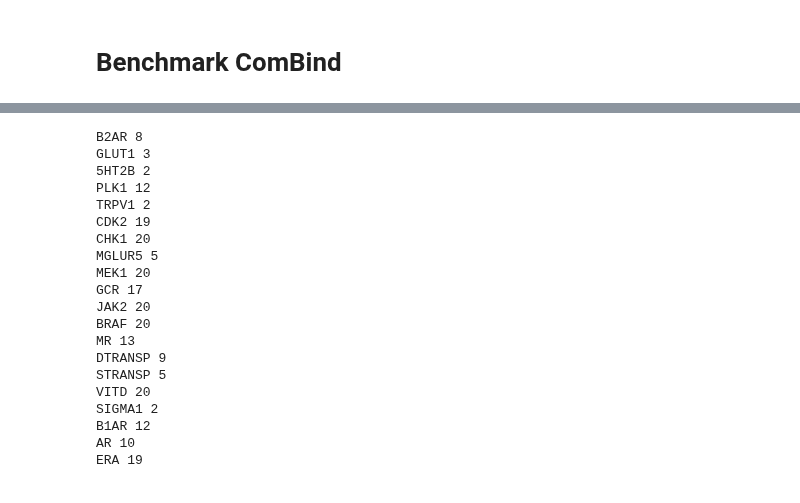
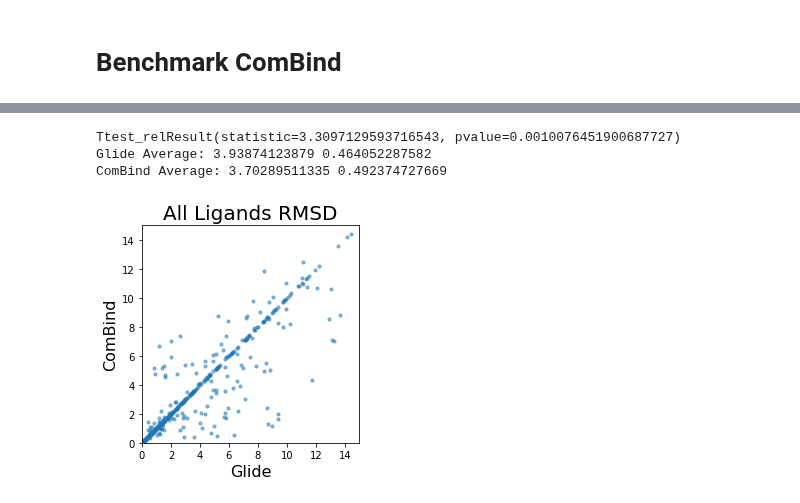
Before and after one commit to orangese/combind_multistruct_benchmarking, a Jupyter notebook: notebooks/benchmark.ipynb, the cells around one changed output, grey strips where cells are left out. Drawn from its saved outputs; the diff is of its cells as text; code cells hidden in the pictures.

Commit message:
Updated statistics and benchmarking notebooks.

```diff
--- a/notebooks/benchmark.ipynb
+++ b/notebooks/benchmark.ipynb
@@ -51,31 +6,0 @@ data = Dataset(shared_paths, prots)
-# %%
-# Count available scoring outputs
-data_dir='/scratch/PI/rondror/jpaggi/combind/data'
-scores = 'scores17'
-for prot_name, protein in data.proteins.items():
-    dir_name = "{}/{}/scores/{}".format(data_dir, prot_name, scores)
-    num = 0
-    if os.path.exists(dir_name):
-        num = len([fname for fname in os.listdir(dir_name) if fname[-2:] == 'sc'])
-    print prot_name, num
-# %% [output]
-B2AR 8
-GLUT1 3
-5HT2B 2
-PLK1 12
-TRPV1 2
-CDK2 19
-CHK1 20
-MGLUR5 5
-MEK1 20
-GCR 17
-JAK2 20
-BRAF 20
-MR 13
-DTRANSP 9
-STRANSP 5
-VITD 20
-SIGMA1 2
-B1AR 12
-AR 10
-ERA 19
@@ -107,0 +17,24 @@ for prot, ligs in combind.items():
+# %%
+from scipy.stats import ttest_rel
+x, y = [], []
+for prot, ligs in rmsds.items():
+    for lig, (best, glide, combind) in ligs.items():
+        x += [glide]
+        y += [combind]
+print ttest_rel(x, y)
+f, ax = plt.subplots()
+plt.scatter(x, y, alpha = 0.5, s = 10)
+plt.xlabel('Glide', fontsize = 16)
+plt.ylabel('ComBind', fontsize = 16)
+plt.title('All Ligands RMSD', fontsize = 20)
+plt.xlim(0, 15)
+plt.ylim(0, 15)
+plt.xticks(range(0, 15, 2), range(0, 15, 2))
+ax.set_aspect('equal', 'box')
+print 'Glide Average:', sum(x) / float(len(x)), sum(np.array(x) <= 2.0) /  float(len(x))
+print 'ComBind Average:', sum(y) / float(len(y)), sum(np.array(y) <= 2.0) /  float(len(y))
+# %% [output]
+Ttest_relResult(statistic=3.3097129593716543, pvalue=0.0010076451900687727)
+Glide Average: 3.93874123879 0.464052287582
+ComBind Average: 3.70289511335 0.492374727669
+[figure, added]
```
Also changed, not shown: parts of 15 cells of this notebook, 4 other files.
